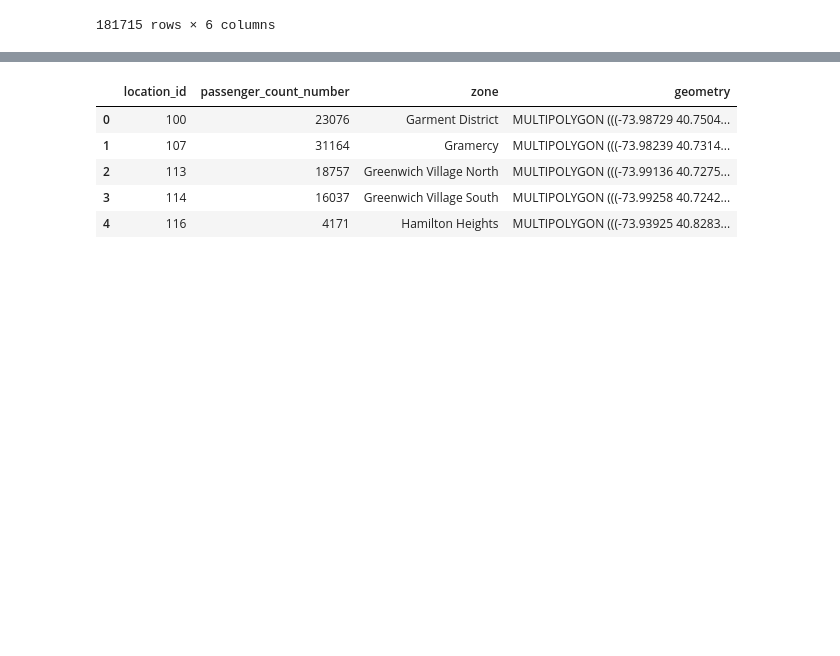
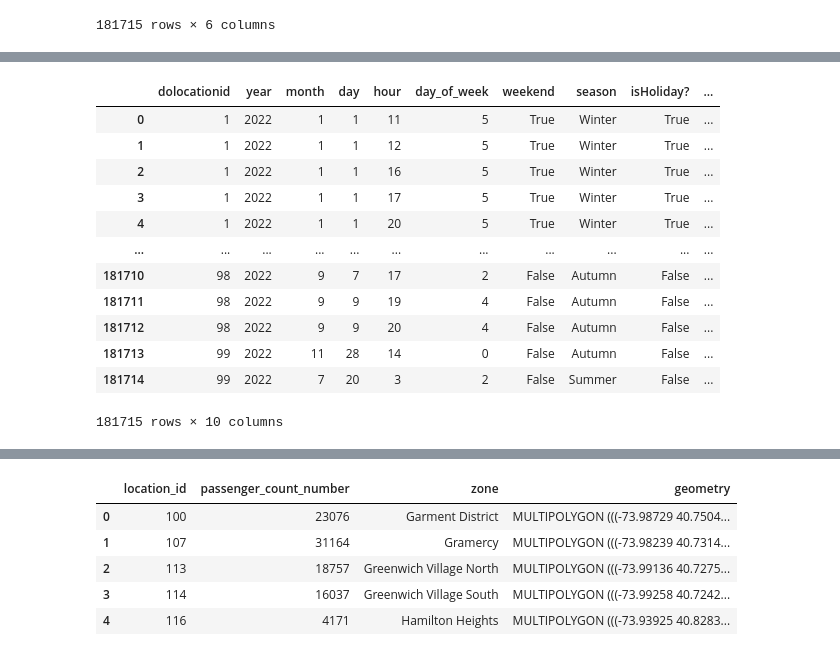
Before and after one commit to shalineraghupathy/comp47360, a Jupyter notebook: Data_cleaning/yellow_taxi/yellow_taxi_cleaning.ipynb, the cells around one changed output, grey strips where cells are left out. Drawn from its saved outputs; the diff is of its cells as text; code cells hidden in the pictures; blank space fills up the shorter version.

```diff
--- a/Data_cleaning/yellow_taxi/yellow_taxi_cleaning.ipynb
+++ b/Data_cleaning/yellow_taxi/yellow_taxi_cleaning.ipynb
@@ -5,7 +5,7 @@ import matplotlib.pyplot as plt
 
 # Load data
 yellow_taxi_df= pd.read_csv("yellow_taxi.csv")
-taxi_zones_gdf=gpd.read_file("C:/Users/Justh/OneDrive/Documents/MScComputerScience/S3 Research Practicum/DataAnalysis/preprocessing/taxi_zone/manhattan_taxi_zones.geojson")
+taxi_zones_gdf=gpd.read_file("manhattan_taxi_zones.geojson")
 
 #taxi_zones_df=pd.read_csv("manhattan_taxi_zones.csv")
 # %%
@@ -682,0 +763,17 @@ passengers_by_zone_datetime.rename(columns = {'dolocationid':'location_id'}, inp
+# %%
+passengers_by_zone_datetime1= merged_full.groupby(['dolocationid','year','month','day','hour','day_of_week','weekend','season','isHoliday?'])['passenger_count_number'].sum().reset_index()
+passengers_by_zone_datetime1
+# %% [output]
+|  | dolocationid | year | month | day | hour | day_of_week | weekend | season | isHoliday? | ... |
+| 0 | 1 | 2022 | 1 | 1 | 11 | 5 | True | Winter | True | ... |
+| 1 | 1 | 2022 | 1 | 1 | 12 | 5 | True | Winter | True | ... |
+| 2 | 1 | 2022 | 1 | 1 | 16 | 5 | True | Winter | True | ... |
+| 3 | 1 | 2022 | 1 | 1 | 17 | 5 | True | Winter | True | ... |
+| 4 | 1 | 2022 | 1 | 1 | 20 | 5 | True | Winter | True | ... |
+| ... | ... | ... | ... | ... | ... | ... | ... | ... | ... | ... |
+| 181710 | 98 | 2022 | 9 | 7 | 17 | 2 | False | Autumn | False | ... |
+| 181711 | 98 | 2022 | 9 | 9 | 19 | 4 | False | Autumn | False | ... |
+| 181712 | 98 | 2022 | 9 | 9 | 20 | 4 | False | Autumn | False | ... |
+| 181713 | 99 | 2022 | 11 | 28 | 14 | 0 | False | Autumn | False | ... |
+| 181714 | 99 | 2022 | 7 | 20 | 3 | 2 | False | Summer | False | ... |
+181715 rows × 10 columns
```
Also changed, not shown: parts of 27 cells of this notebook.
